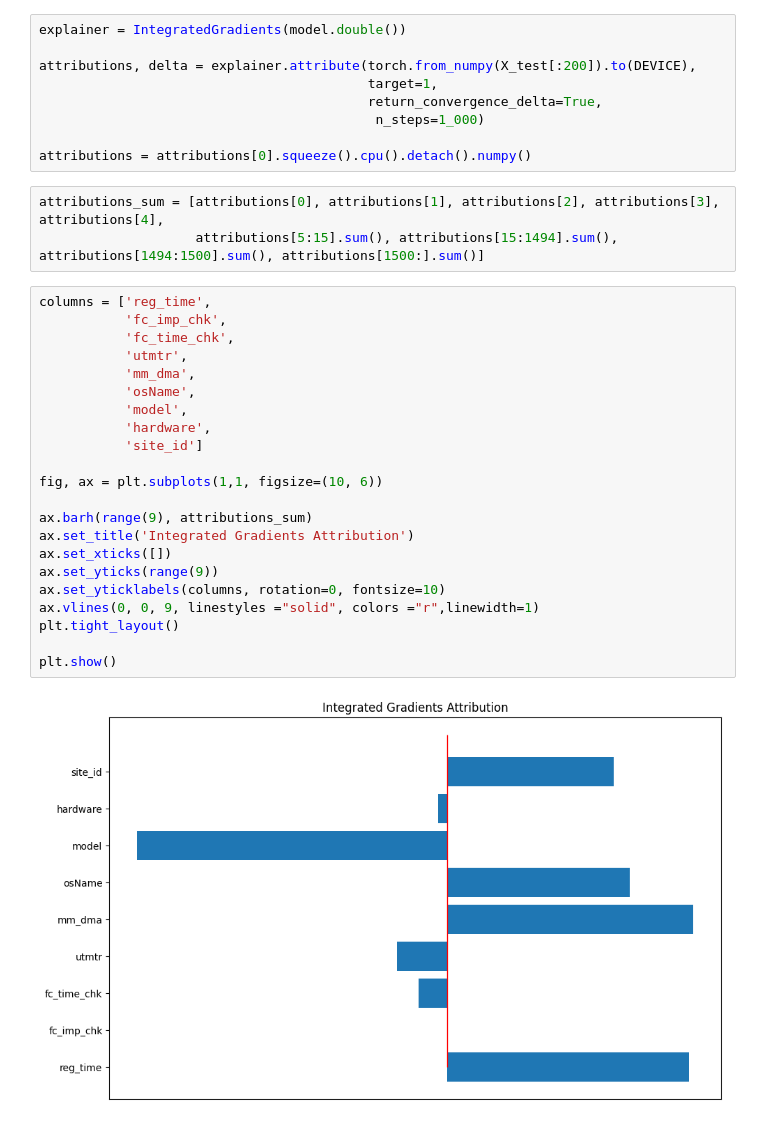
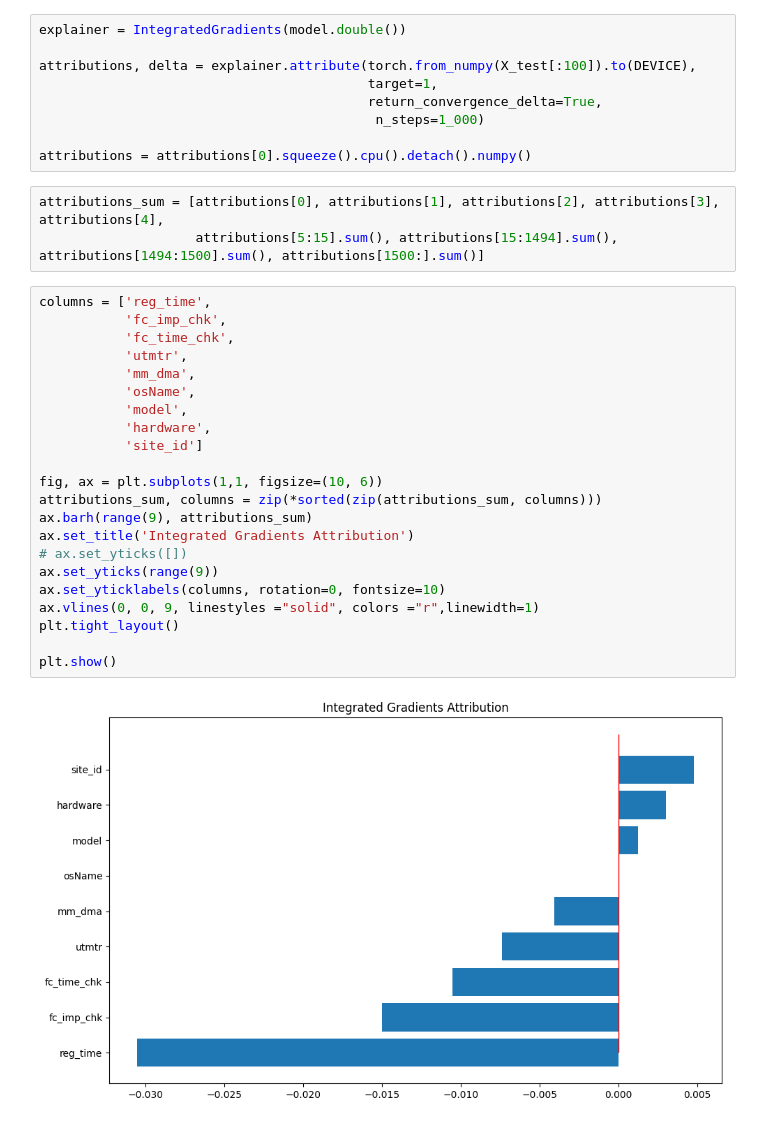
Before and after one commit to varickge/advClick, a Jupyter notebook: Training.ipynb, the cells around one changed output. Cells and saved outputs as stored; diff of their text form.

```diff
--- a/Training.ipynb
+++ b/Training.ipynb
@@ -282,7 +285,7 @@ Explainable AI
 # %%
 explainer = IntegratedGradients(model.double())
 
-attributions, delta = explainer.attribute(torch.from_numpy(X_test[:200]).to(DEVICE),
+attributions, delta = explainer.attribute(torch.from_numpy(X_test[:100]).to(DEVICE),
                                           target=1,
                                           return_convergence_delta=True,
                                            n_steps=1_000)
@@ -294,24 +297,24 @@ attributions_sum = [attributions[0], attributions[1], attributions[2], attributi
 # %%
 columns = ['reg_time',
            'fc_imp_chk',
            'fc_time_chk',
            'utmtr',
            'mm_dma',
            'osName',
            'model',
            'hardware',
            'site_id']
 
 fig, ax = plt.subplots(1,1, figsize=(10, 6))
-
+attributions_sum, columns = zip(*sorted(zip(attributions_sum, columns)))
 ax.barh(range(9), attributions_sum)
 ax.set_title('Integrated Gradients Attribution')
-ax.set_xticks([])
+# ax.set_yticks([])
 ax.set_yticks(range(9))
 ax.set_yticklabels(columns, rotation=0, fontsize=10)
 ax.vlines(0, 0, 9, linestyles ="solid", colors ="r",linewidth=1)
 plt.tight_layout()
 
 plt.show()
 # %% [output]
-[figure, old version]
+[figure, new version]
```
Also changed, not shown: parts of 1 cell of this notebook.
